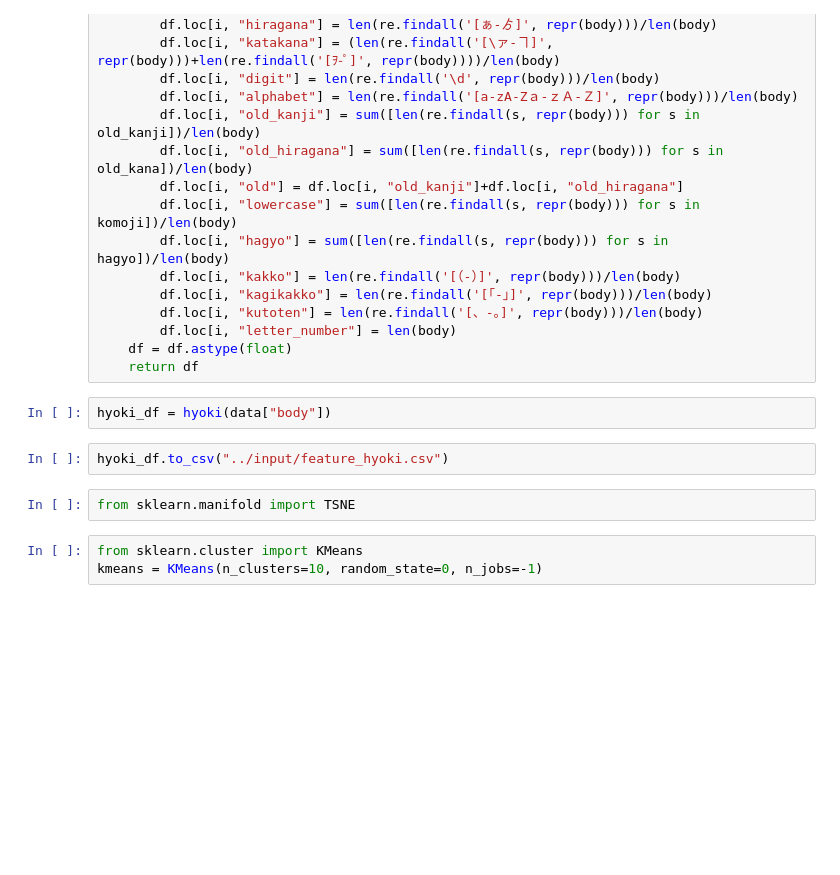
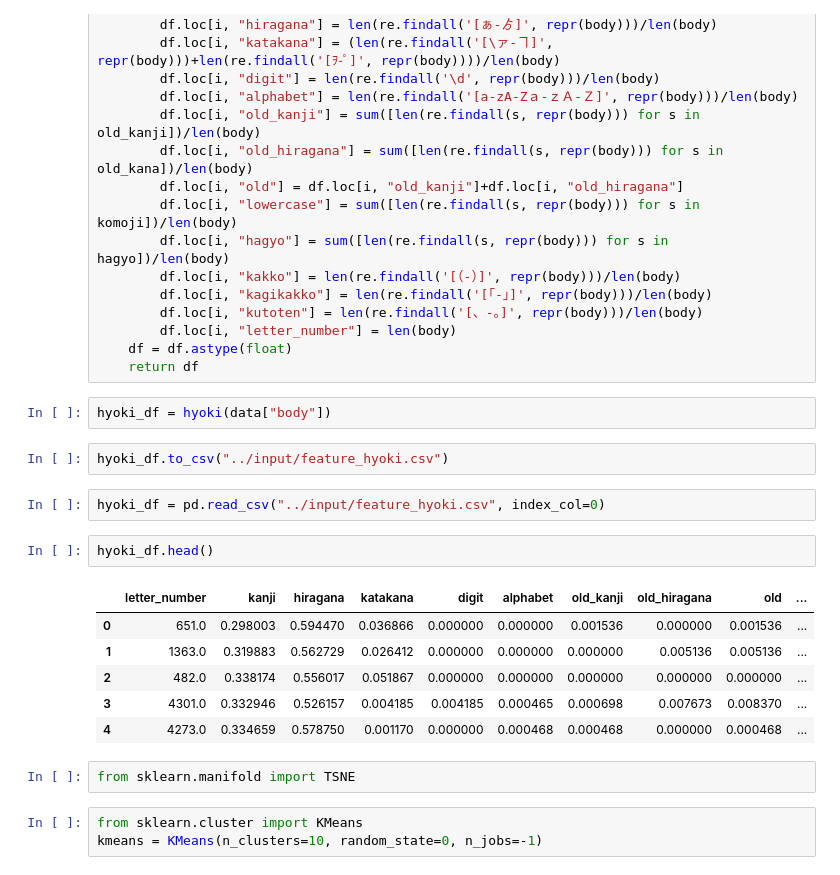
Before and after one commit to a0082273/aozora_bunko, a Jupyter notebook: notebook/make_feature.ipynb, the cells around one changed output. Saved outputs shown, nothing was run; the diff lists cells and outputs as text; blank space fills up the shorter version.

```diff
--- a/notebook/make_feature.ipynb
+++ b/notebook/make_feature.ipynb
@@ -100,6 +100,17 @@ def hyoki(bodies):
 hyoki_df = hyoki(data["body"])
 # %%
 hyoki_df.to_csv("../input/feature_hyoki.csv")
+# %%
+hyoki_df = pd.read_csv("../input/feature_hyoki.csv", index_col=0)
+# %%
+hyoki_df.head()
+# %% [output]
+|  | letter_number | kanji | hiragana | katakana | digit | alphabet | old_kanji | old_hiragana | old | ... |
+| 0 | 651.0 | 0.298003 | 0.594470 | 0.036866 | 0.000000 | 0.000000 | 0.001536 | 0.000000 | 0.001536 | ... |
+| 1 | 1363.0 | 0.319883 | 0.562729 | 0.026412 | 0.000000 | 0.000000 | 0.000000 | 0.005136 | 0.005136 | ... |
+| 2 | 482.0 | 0.338174 | 0.556017 | 0.051867 | 0.000000 | 0.000000 | 0.000000 | 0.000000 | 0.000000 | ... |
+| 3 | 4301.0 | 0.332946 | 0.526157 | 0.004185 | 0.004185 | 0.000465 | 0.000698 | 0.007673 | 0.008370 | ... |
+| 4 | 4273.0 | 0.334659 | 0.578750 | 0.001170 | 0.000000 | 0.000468 | 0.000468 | 0.000000 | 0.000468 | ... |
 # %%
 from sklearn.manifold import TSNE
 # %%
```
Also changed, not shown: parts of 3 cells of this notebook, 6 other files.
